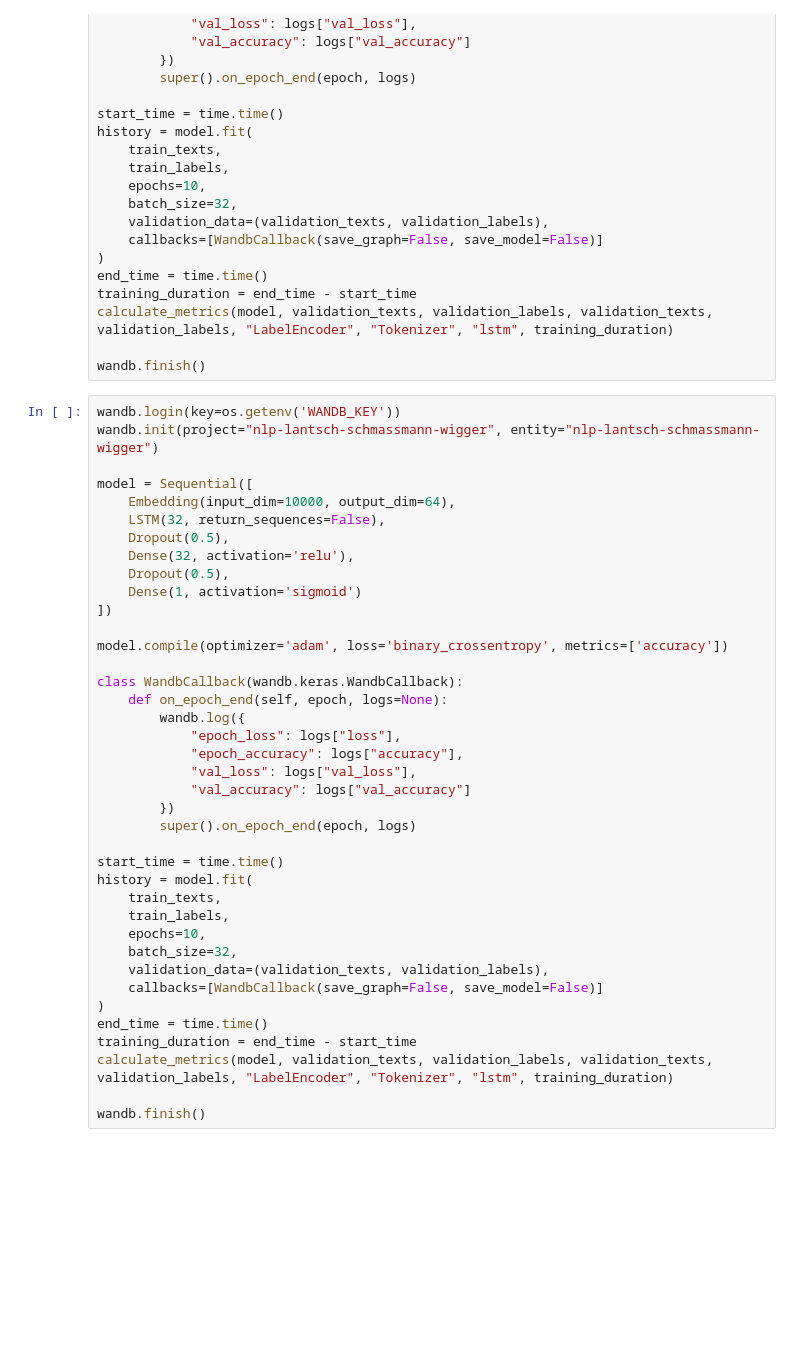
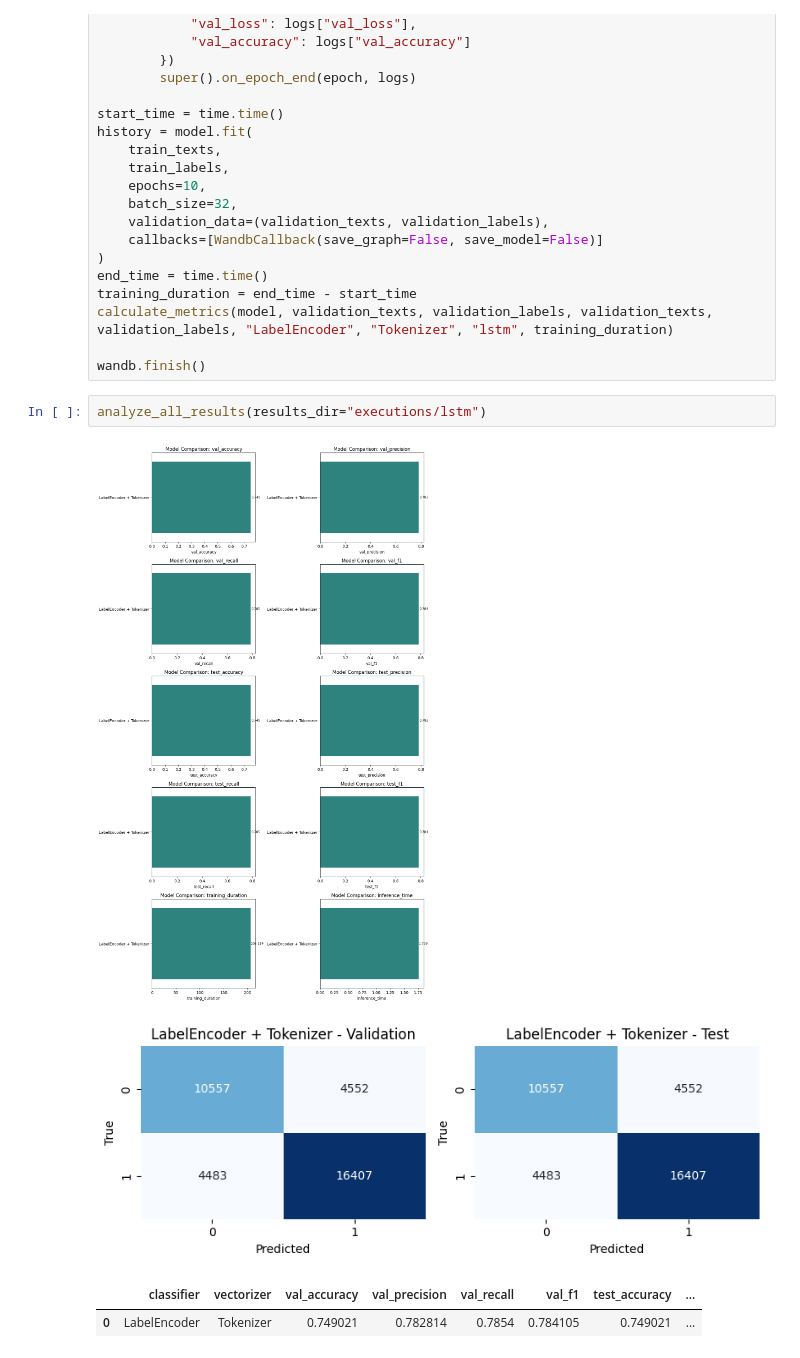
Before and after one commit to SeyaSchmassmann/nlp-project, a Jupyter notebook: models/lstm.ipynb, the cells around one changed output. Cells and saved outputs as stored; diff of their text form; blank space fills up the shorter version.

Commit message:
finalize lstm notebook and document results

```diff
--- a/models/lstm.ipynb
+++ b/models/lstm.ipynb
@@ -107,42 +109,10 @@ training_duration = end_time - start_time
 calculate_metrics(model, validation_texts, validation_labels, validation_texts, validation_labels, "LabelEncoder", "Tokenizer", "lstm", training_duration)
 
 wandb.finish()
-# %%
-wandb.login(key=os.getenv('WANDB_KEY'))
-wandb.init(project="nlp-lantsch-schmassmann-wigger", entity="nlp-lantsch-schmassmann-wigger")
-
-model = Sequential([
-    Embedding(input_dim=10000, output_dim=64),
-    LSTM(32, return_sequences=False),
-    Dropout(0.5),
-    Dense(32, activation='relu'),
-    Dropout(0.5),
-    Dense(1, activation='sigmoid')
-])
-
-model.compile(optimizer='adam', loss='binary_crossentropy', metrics=['accuracy'])
-
-class WandbCallback(wandb.keras.WandbCallback):
-    def on_epoch_end(self, epoch, logs=None):
-        wandb.log({
-            "epoch_loss": logs["loss"],
-            "epoch_accuracy": logs["accuracy"],
-            "val_loss": logs["val_loss"],
-            "val_accuracy": logs["val_accuracy"]
-        })
-        super().on_epoch_end(epoch, logs)
-
-start_time = time.time()
-history = model.fit(
-    train_texts,
-    train_labels,
-    epochs=10,
-    batch_size=32,
-    validation_data=(validation_texts, validation_labels),
-    callbacks=[WandbCallback(save_graph=False, save_model=False)]
-)
-end_time = time.time()
-training_duration = end_time - start_time
-calculate_metrics(model, validation_texts, validation_labels, validation_texts, validation_labels, "LabelEncoder", "Tokenizer", "lstm", training_duration)
-
-wandb.finish()
+# %%
+analyze_all_results(results_dir="executions/lstm")
+# %% [output]
+[figure, added]
+[figure, added]
+|  | classifier | vectorizer | val_accuracy | val_precision | val_recall | val_f1 | test_accuracy | ... |
+| 0 | LabelEncoder | Tokenizer | 0.749021 | 0.782814 | 0.7854 | 0.784105 | 0.749021 | ... |
```
Also changed, not shown: parts of 2 cells of this notebook, 5 other files.
